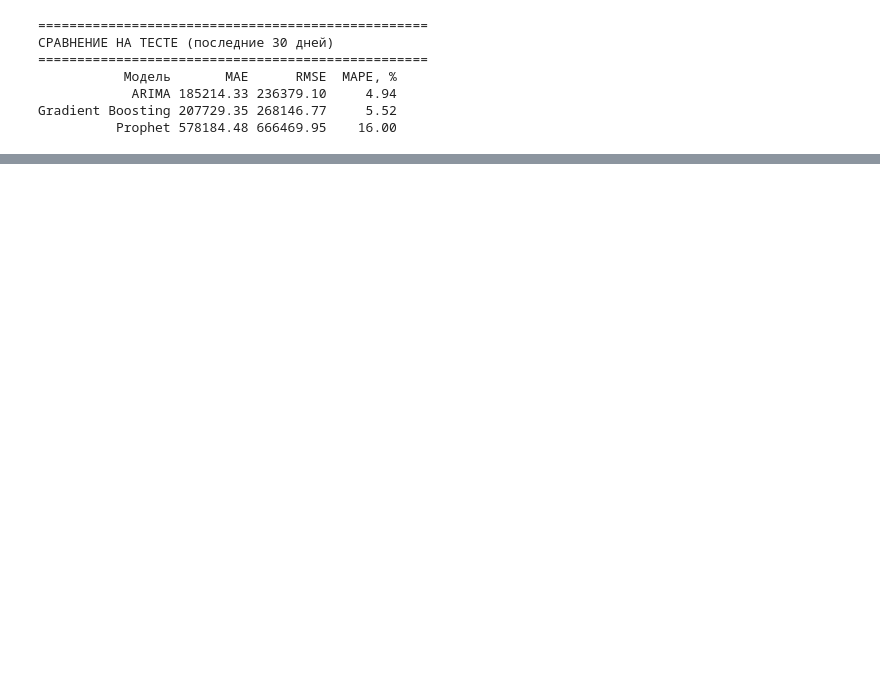
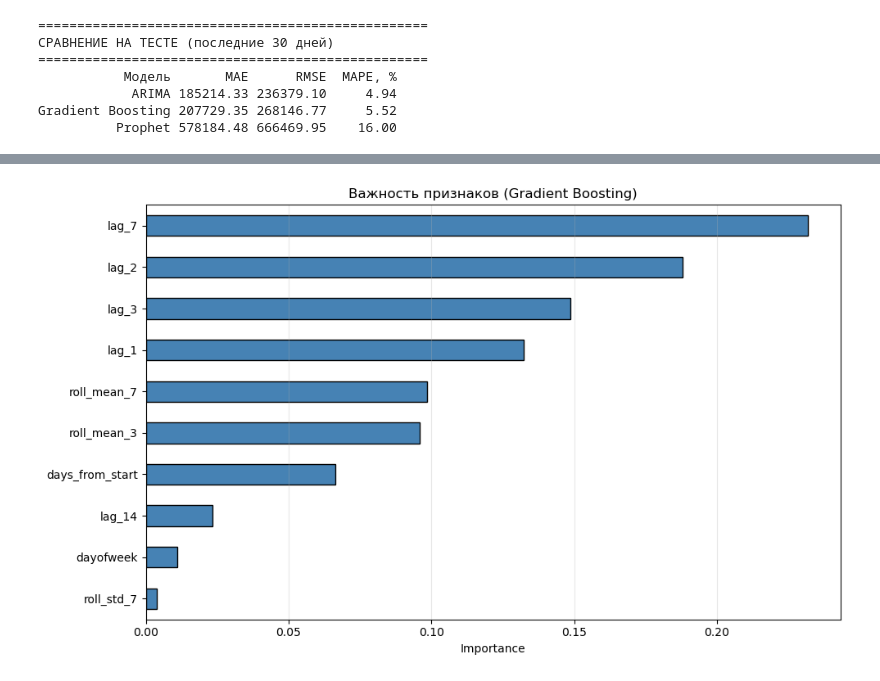
Before and after one commit to Megamozkul/test-repository, a Jupyter notebook: dz12.ipynb, the cells around one changed output, grey strips where cells are left out. Drawn from its saved outputs; the diff is of its cells as text; code cells hidden in the pictures; blank space fills up the shorter version.

```diff
--- a/dz12.ipynb
+++ b/dz12.ipynb
@@ -816,0 +821,24 @@ Boosting (smooth)  460334.12  522556.76    12.83
+# %%
+#  FEATURE IMPORTANCE
+
+feat_fi = make_features(train['New'])
+X_fi = feat_fi.drop(columns='New')
+y_fi = feat_fi['New']
+
+gb_fi = GradientBoostingRegressor(
+    n_estimators=300, max_depth=4, learning_rate=0.05, random_state=42
+)
+gb_fi.fit(X_fi, y_fi)
+
+importance = pd.Series(gb_fi.feature_importances_, index=X_fi.columns)
+importance = importance.sort_values(ascending=True)
+
+plt.figure(figsize=(10, 6))
+importance.plot(kind='barh', color='steelblue', edgecolor='black')
+plt.title('Важность признаков (Gradient Boosting)')
+plt.xlabel('Importance')
+plt.grid(True, alpha=0.3, axis='x')
+plt.tight_layout()
+plt.show()
+# %% [output]
+[figure, added]
```
Also changed, not shown: parts of 19 cells of this notebook.
